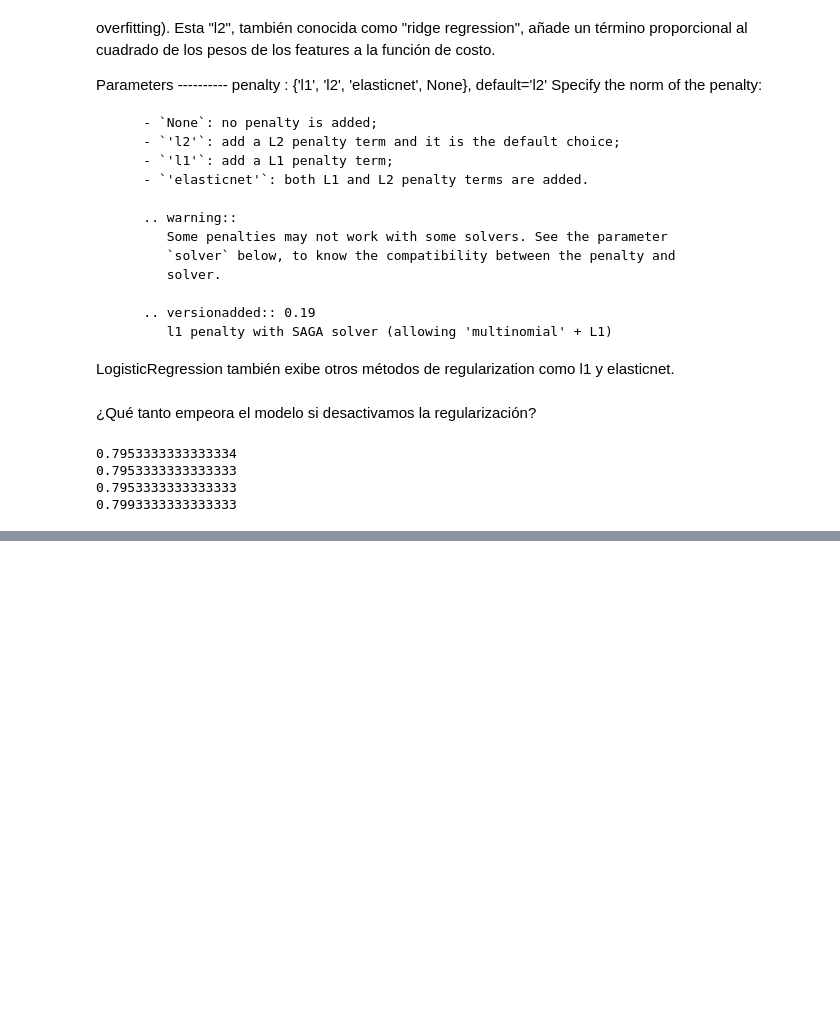
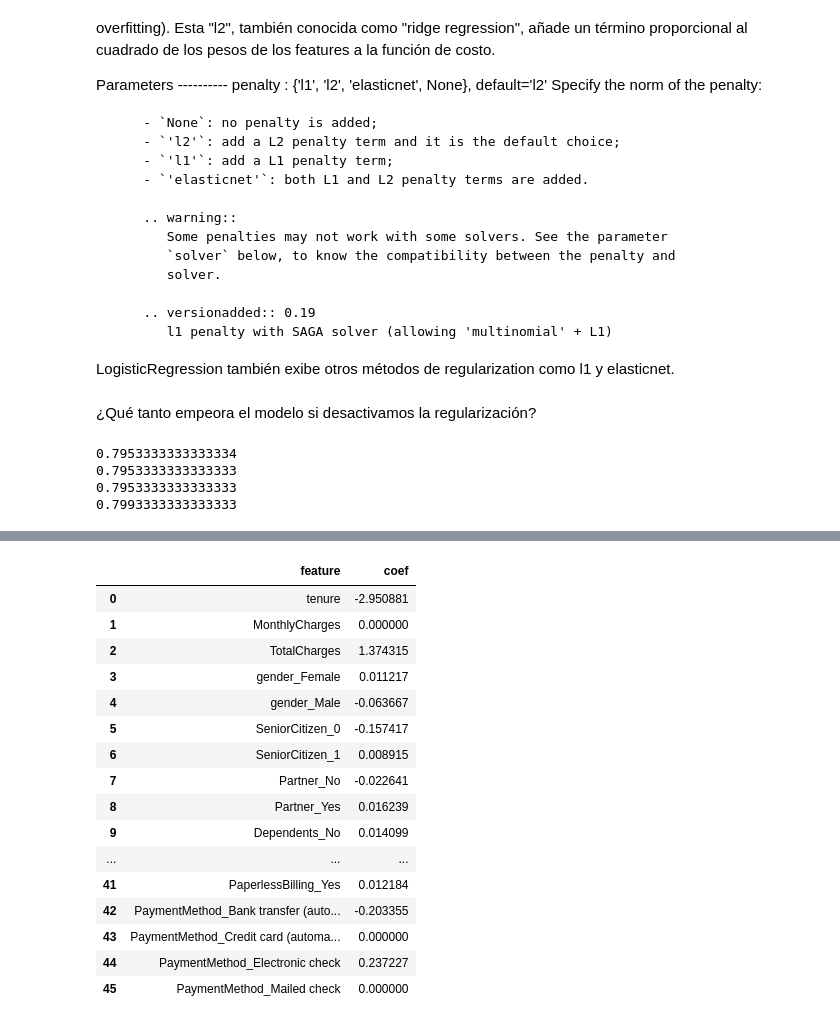
Before and after one commit to santortiz/ml-overview, a Jupyter notebook: notebooks/logistic_regression/churn.ipynb, the cells around one changed output, grey strips where cells are left out. Saved outputs shown, nothing was run; the diff lists cells and outputs as text; code cells hidden in the pictures; blank space fills up the shorter version.

```diff
--- a/notebooks/logistic_regression/churn.ipynb
+++ b/notebooks/logistic_regression/churn.ipynb
@@ -462,0 +511,30 @@ No vemos cambios significativos entre los distintos métodos de regularización.
+# %%
+#Analicemos los coeficientes del modelo
+
+coef_df = pd.DataFrame({
+    'feature': x_rus_all_vars_train.columns,
+    'coef': log_mod_rus_all_vars.coef_[0]
+})
+
+
+#Nótese que muchos de los pesos se anulan justamente porque no aportan información al modelo.
+#En su mayoría coinciden con las variables que habíamos identificado como irrelevantes previamente.
+coef_df
+# %% [output]
+|  | feature | coef |
+| 0 | tenure | -2.950881 |
+| 1 | MonthlyCharges | 0.000000 |
+| 2 | TotalCharges | 1.374315 |
+| 3 | gender_Female | 0.011217 |
+| 4 | gender_Male | -0.063667 |
+| 5 | SeniorCitizen_0 | -0.157417 |
+| 6 | SeniorCitizen_1 | 0.008915 |
+| 7 | Partner_No | -0.022641 |
+| 8 | Partner_Yes | 0.016239 |
+| 9 | Dependents_No | 0.014099 |
+| ... | ... | ... |
+| 41 | PaperlessBilling_Yes | 0.012184 |
+| 42 | PaymentMethod_Bank transfer (auto... | -0.203355 |
+| 43 | PaymentMethod_Credit card (automa... | 0.000000 |
+| 44 | PaymentMethod_Electronic check | 0.237227 |
+| 45 | PaymentMethod_Mailed check | 0.000000 |
```
Also changed, not shown: parts of 9 cells of this notebook.
